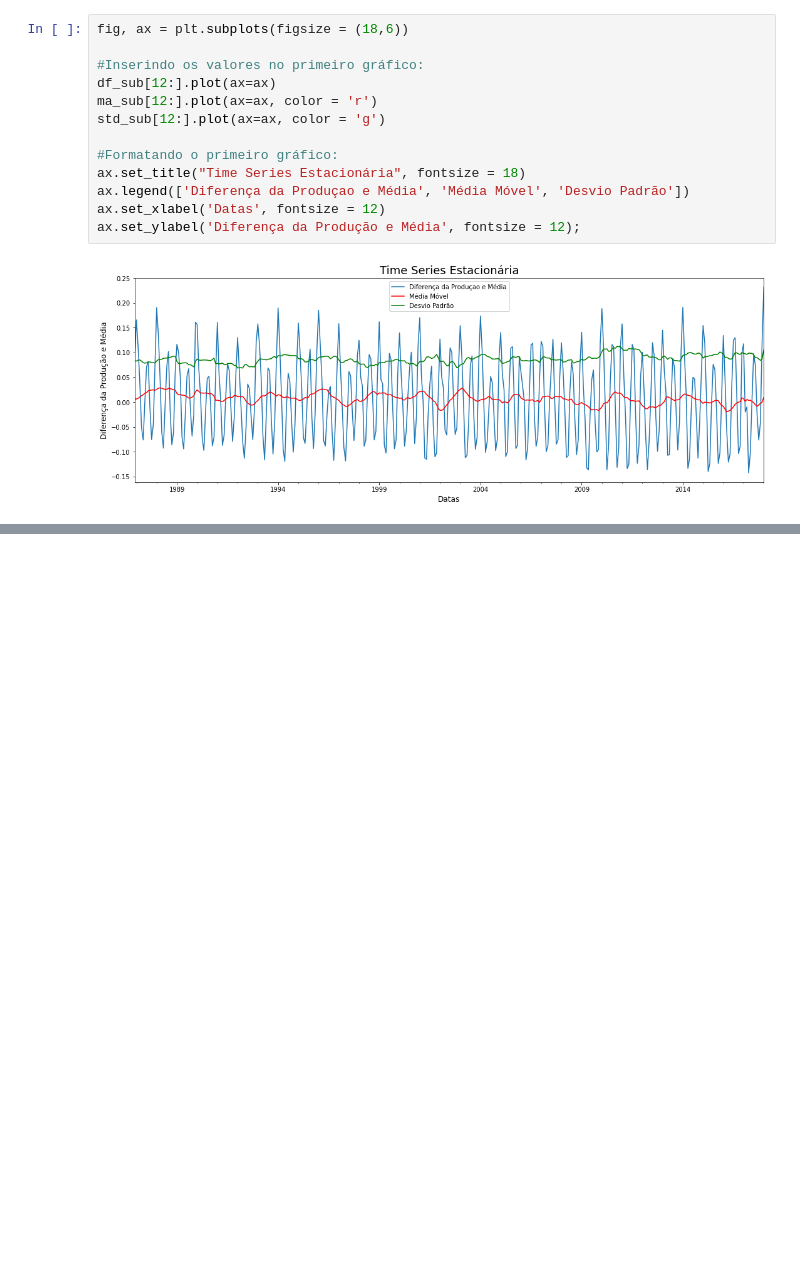
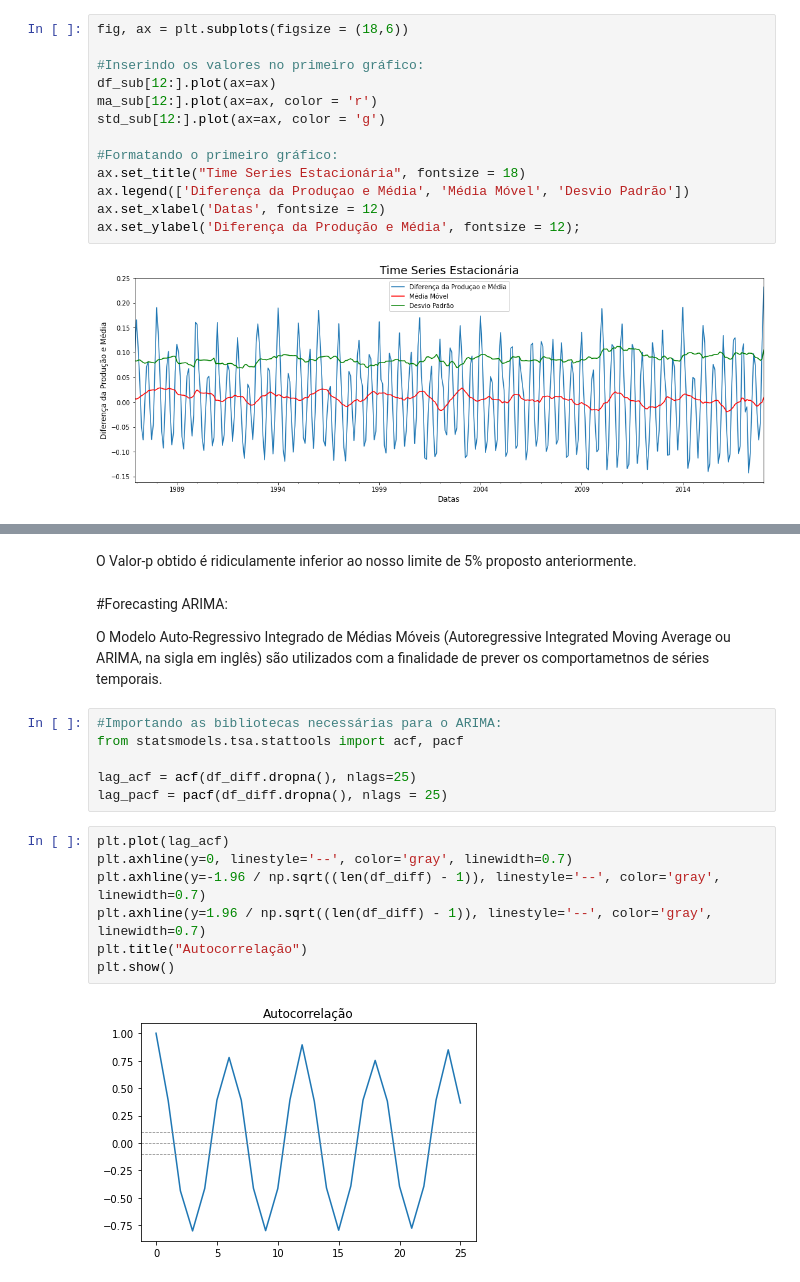
Before and after one commit to GabrielTrentino/Projetos-de-Cursos, a Jupyter notebook: 04-EscolaDataScience/Aula003_SériesTemporais.ipynb, the cells around one changed output, grey strips where cells are left out. Saved outputs shown, nothing was run; the diff lists cells and outputs as text; blank space fills up the shorter version.

```diff
--- a/04-EscolaDataScience/Aula003_SériesTemporais.ipynb
+++ b/04-EscolaDataScience/Aula003_SériesTemporais.ipynb
@@ -78,0 +209,21 @@ ax.set_ylabel('Diferença da Produção e Média', fontsize = 12);
+# %% [markdown]
+O Valor-p obtido é ridiculamente inferior ao nosso limite de 5% proposto anteriormente.
+# %% [markdown]
+#Forecasting ARIMA:
+
+O Modelo Auto-Regressivo Integrado de Médias Móveis (Autoregressive Integrated Moving Average ou ARIMA, na sigla em inglês) são utilizados com a finalidade de prever os comportametnos de séries temporais.
+# %%
+#Importando as bibliotecas necessárias para o ARIMA:
+from statsmodels.tsa.stattools import acf, pacf
+
+lag_acf = acf(df_diff.dropna(), nlags=25)
+lag_pacf = pacf(df_diff.dropna(), nlags = 25)
+# %%
+plt.plot(lag_acf)
+plt.axhline(y=0, linestyle='--', color='gray', linewidth=0.7)
+plt.axhline(y=-1.96 / np.sqrt((len(df_diff) - 1)), linestyle='--', color='gray', linewidth=0.7)
+plt.axhline(y=1.96 / np.sqrt((len(df_diff) - 1)), linestyle='--', color='gray', linewidth=0.7)
+plt.title("Autocorrelação")
+plt.show()
+# %% [output]
+[figure, added]
```
Also changed, not shown: parts of 21 cells of this notebook.
